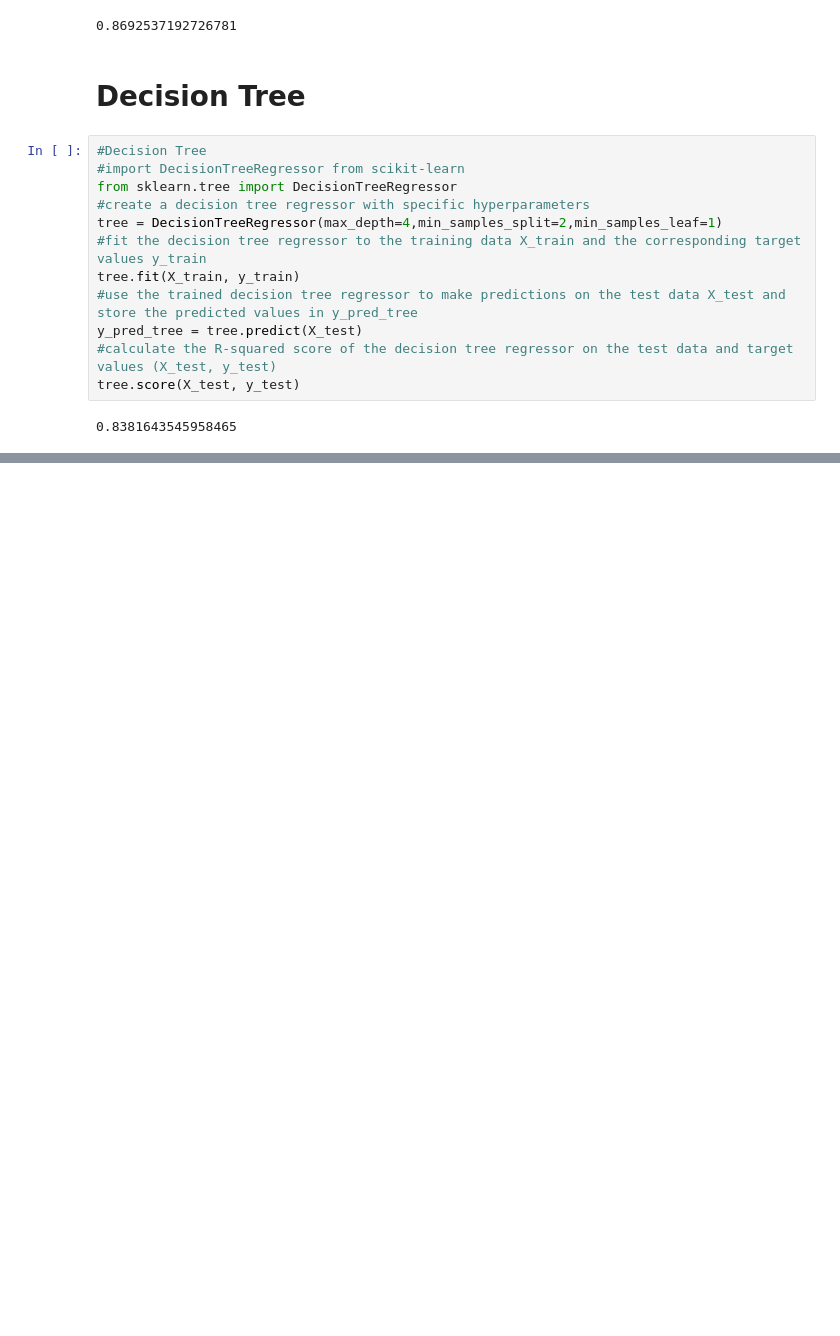
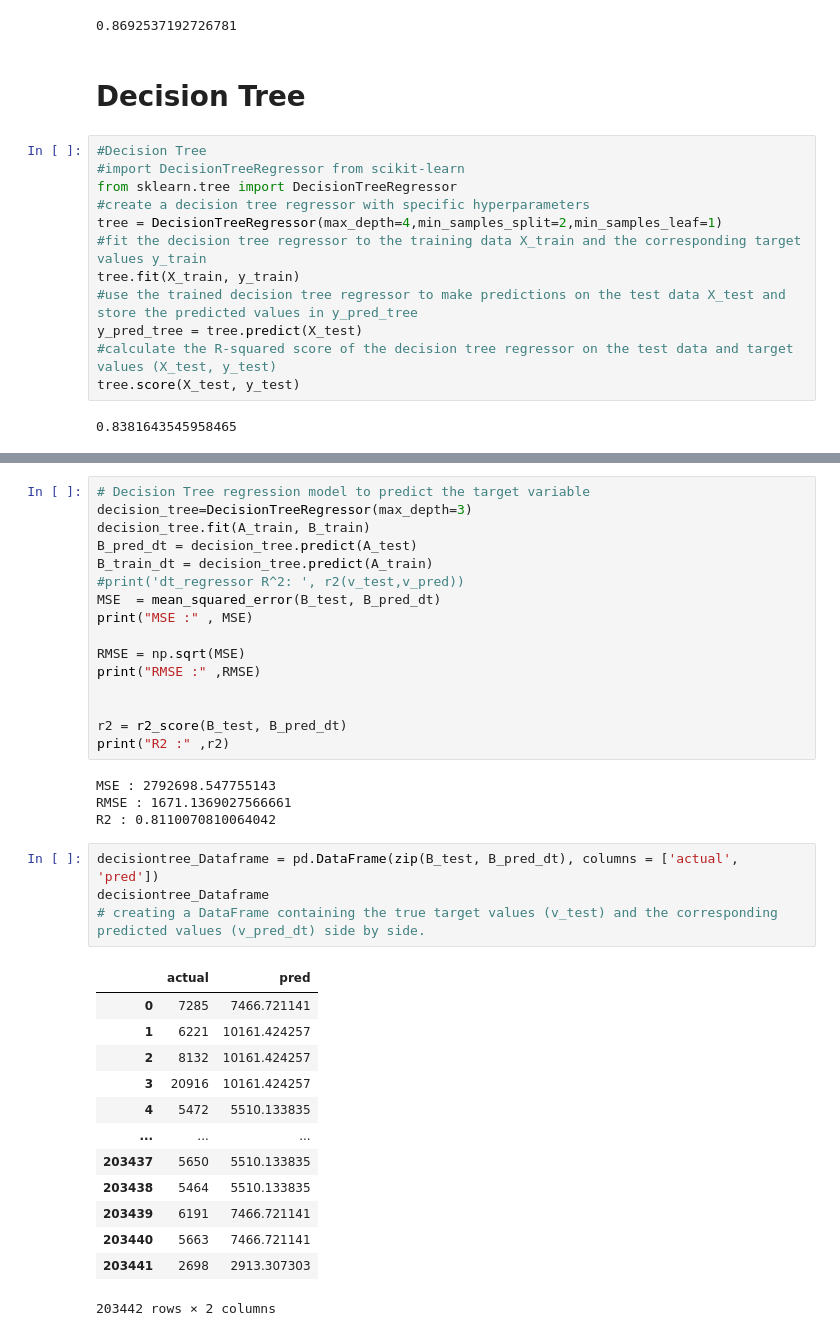
Before and after one commit to ankit-chuahan/rossman_sales_analysis__, a Jupyter notebook: ml_end_term_ankit.ipynb, the cells around one changed output, grey strips where cells are left out. Cells and saved outputs as stored; diff of their text form; blank space fills up the shorter version.

```diff
--- a/ml_end_term_ankit.ipynb
+++ b/ml_end_term_ankit.ipynb
@@ -961,0 +1064,38 @@ tree.score(X_test, y_test)
+# %%
+# Decision Tree regression model to predict the target variable
+decision_tree=DecisionTreeRegressor(max_depth=3)
+decision_tree.fit(A_train, B_train)
+B_pred_dt = decision_tree.predict(A_test)
+B_train_dt = decision_tree.predict(A_train)
+#print('dt_regressor R^2: ', r2(v_test,v_pred))
+MSE  = mean_squared_error(B_test, B_pred_dt)
+print("MSE :" , MSE)
+
+RMSE = np.sqrt(MSE)
+print("RMSE :" ,RMSE)
+
+
+r2 = r2_score(B_test, B_pred_dt)
+print("R2 :" ,r2)
+# %% [output]
+MSE : 2792698.547755143
+RMSE : 1671.1369027566661
+R2 : 0.8110070810064042
+# %%
+decisiontree_Dataframe = pd.DataFrame(zip(B_test, B_pred_dt), columns = ['actual', 'pred'])
+decisiontree_Dataframe
+# creating a DataFrame containing the true target values (v_test) and the corresponding predicted values (v_pred_dt) side by side.
+# %% [output]
+|  | actual | pred |
+| 0 | 7285 | 7466.721141 |
+| 1 | 6221 | 10161.424257 |
+| 2 | 8132 | 10161.424257 |
+| 3 | 20916 | 10161.424257 |
+| 4 | 5472 | 5510.133835 |
+| ... | ... | ... |
+| 203437 | 5650 | 5510.133835 |
+| 203438 | 5464 | 5510.133835 |
+| 203439 | 6191 | 7466.721141 |
+| 203440 | 5663 | 7466.721141 |
+| 203441 | 2698 | 2913.307303 |
+203442 rows × 2 columns
```
Also changed, not shown: parts of 16 cells of this notebook.
